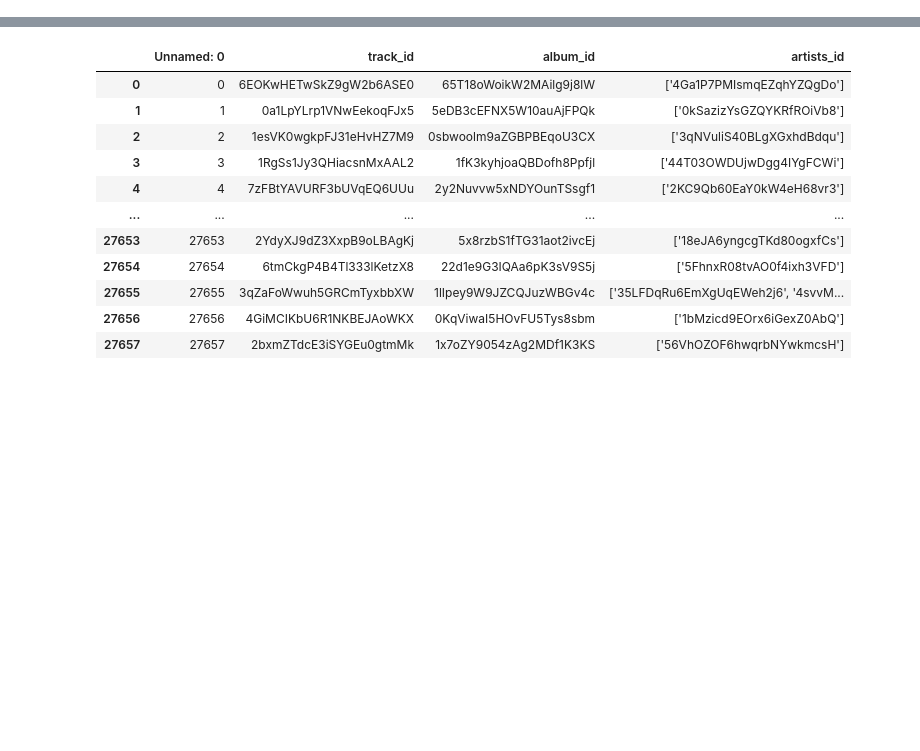
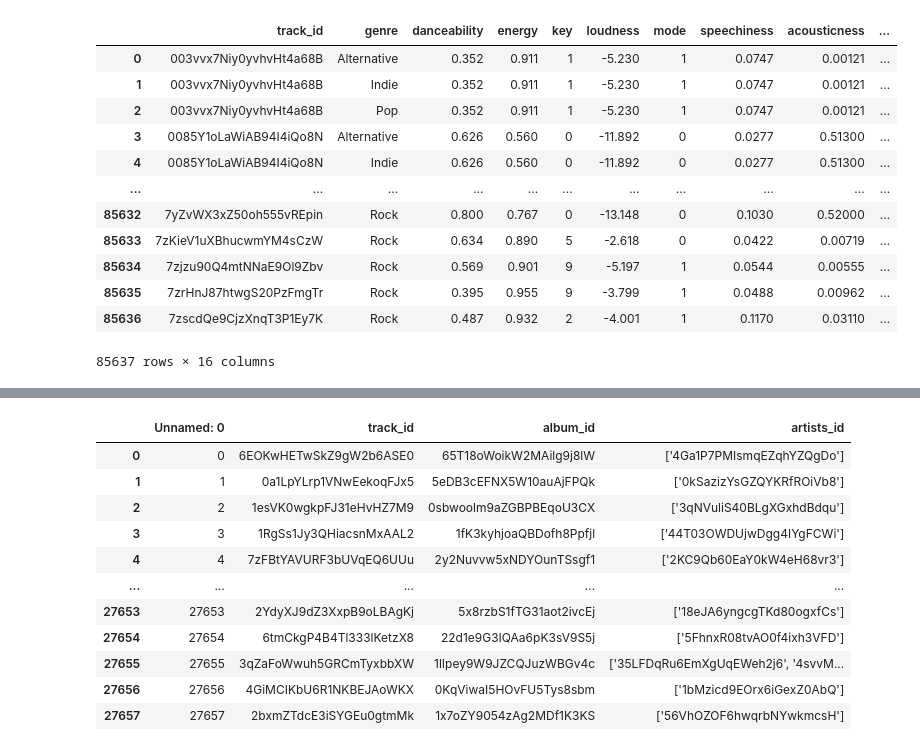
Before and after one commit to Hanyu0118/IS3107_letsgo, a Jupyter notebook: Model/genre.ipynb, the cells around one changed output, grey strips where cells are left out. Saved outputs shown, nothing was run; the diff lists cells and outputs as text; code cells hidden in the pictures; blank space fills up the shorter version.

```diff
--- a/Model/genre.ipynb
+++ b/Model/genre.ipynb
@@ -31,0 +88,18 @@ SELECT * FROM snappy-boulder-378707.TrackClearInfo.AudioFeaturesTrain
+# %%
+genre_unpivot = genre_unpivot.drop(['binary'],axis=1)
+df = pd.merge(genre_unpivot, audio_features, how="inner", left_on="track_id", right_on="id")
+df # 85637 row: higher than audio features' row - might be repetitive songs
+# %% [output]
+|  | track_id | genre | danceability | energy | key | loudness | mode | speechiness | acousticness | ... |
+| 0 | 003vvx7Niy0yvhvHt4a68B | Alternative | 0.352 | 0.911 | 1 | -5.230 | 1 | 0.0747 | 0.00121 | ... |
+| 1 | 003vvx7Niy0yvhvHt4a68B | Indie | 0.352 | 0.911 | 1 | -5.230 | 1 | 0.0747 | 0.00121 | ... |
+| 2 | 003vvx7Niy0yvhvHt4a68B | Pop | 0.352 | 0.911 | 1 | -5.230 | 1 | 0.0747 | 0.00121 | ... |
+| 3 | 0085Y1oLaWiAB94I4iQo8N | Alternative | 0.626 | 0.560 | 0 | -11.892 | 0 | 0.0277 | 0.51300 | ... |
+| 4 | 0085Y1oLaWiAB94I4iQo8N | Indie | 0.626 | 0.560 | 0 | -11.892 | 0 | 0.0277 | 0.51300 | ... |
+| ... | ... | ... | ... | ... | ... | ... | ... | ... | ... | ... |
+| 85632 | 7yZvWX3xZ50oh555vREpin | Rock | 0.800 | 0.767 | 0 | -13.148 | 0 | 0.1030 | 0.52000 | ... |
+| 85633 | 7zKieV1uXBhucwmYM4sCzW | Rock | 0.634 | 0.890 | 5 | -2.618 | 0 | 0.0422 | 0.00719 | ... |
+| 85634 | 7zjzu90Q4mtNNaE9Ol9Zbv | Rock | 0.569 | 0.901 | 9 | -5.197 | 1 | 0.0544 | 0.00555 | ... |
+| 85635 | 7zrHnJ87htwgS20PzFmgTr | Rock | 0.395 | 0.955 | 9 | -3.799 | 1 | 0.0488 | 0.00962 | ... |
+| 85636 | 7zscdQe9CjzXnqT3P1Ey7K | Rock | 0.487 | 0.932 | 2 | -4.001 | 1 | 0.1170 | 0.03110 | ... |
+85637 rows × 16 columns
```
Also changed, not shown: parts of 25 cells of this notebook.
